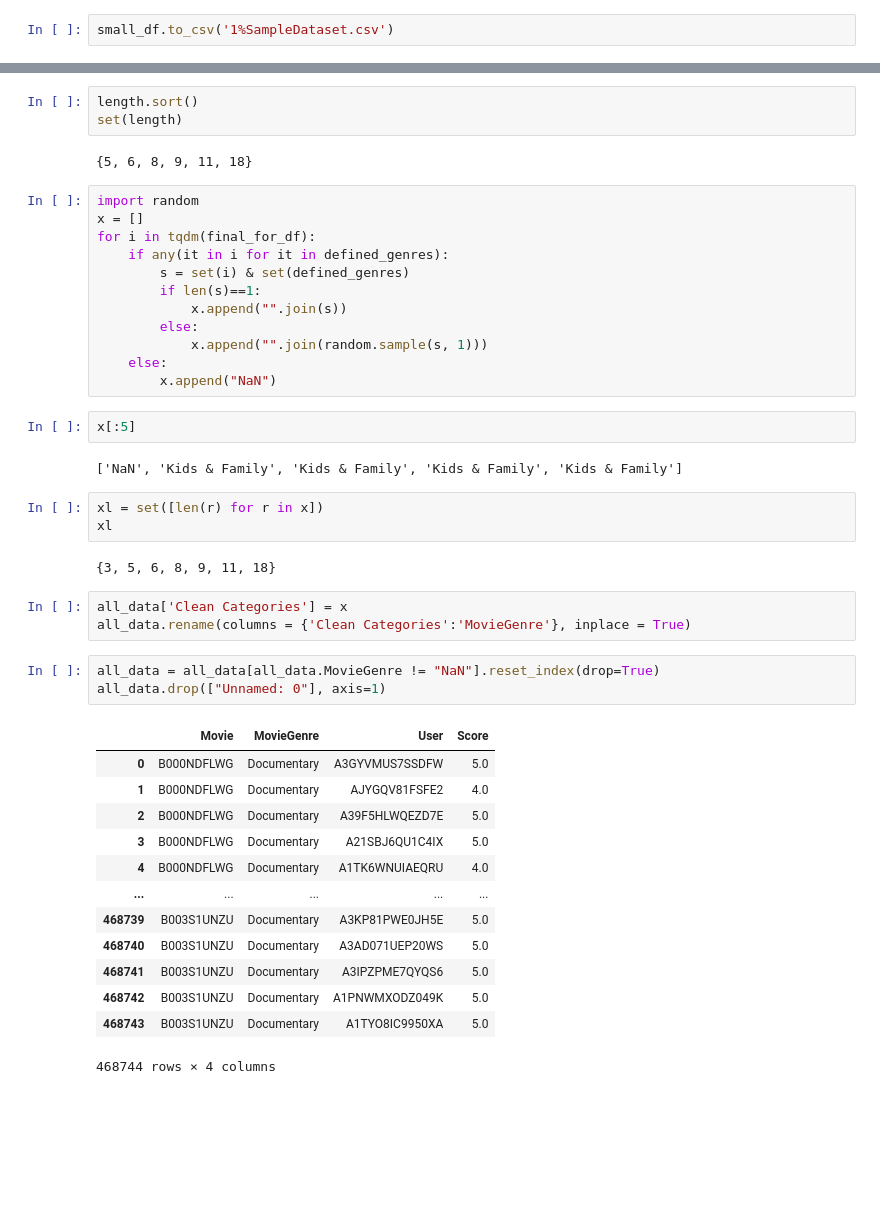
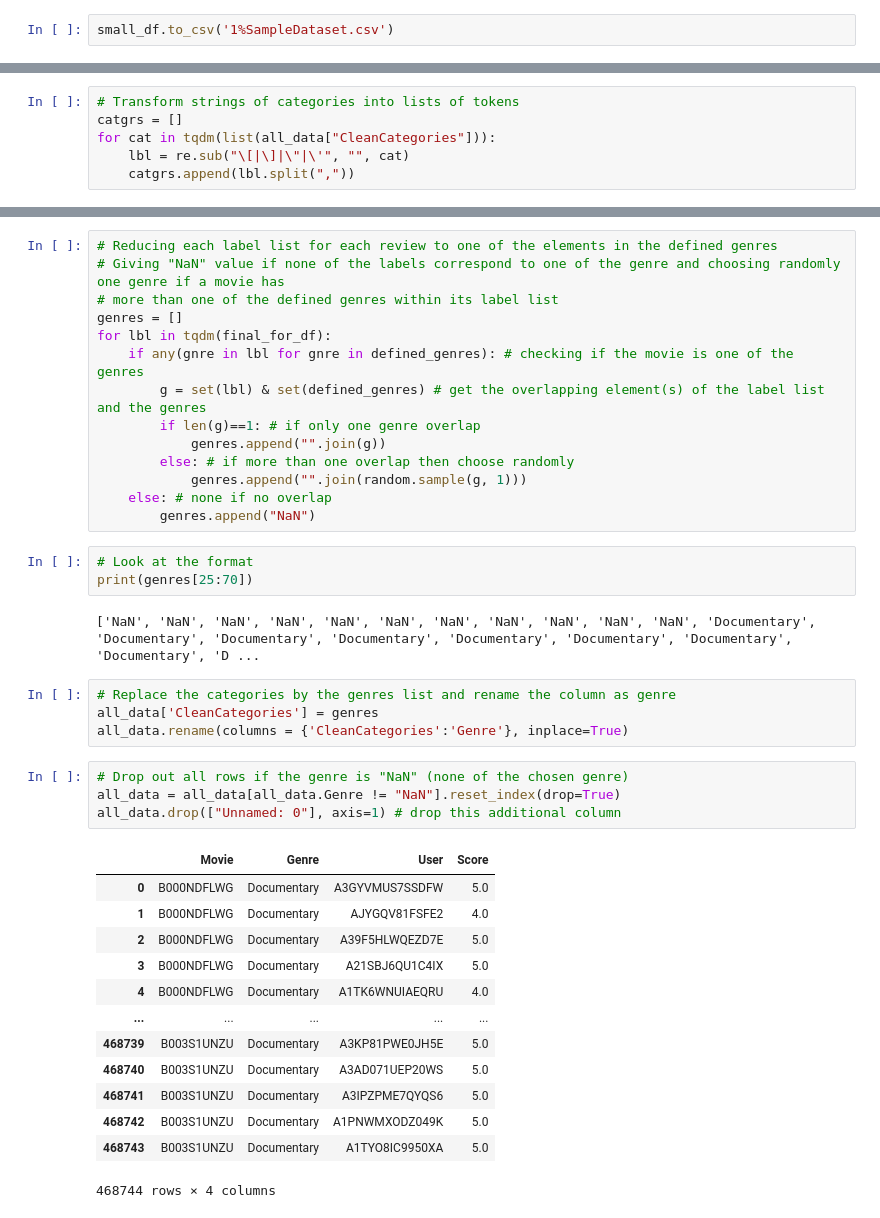
Before and after one commit to corey0211/MRWP-movie-reviews-project, a Jupyter notebook: Group Project MRWP.ipynb, the cells around one changed output, grey strips where cells are left out. Saved outputs shown, nothing was run; the diff lists cells and outputs as text; blank space fills up the shorter version.

Commit message:
Cleaned Dataset Preprocessing

```diff
--- a/Group Project MRWP.ipynb
+++ b/Group Project MRWP.ipynb
@@ -350 +422,7 @@ for ca in the_movies:
+# %%
+# Transform strings of categories into lists of tokens
+catgrs = []
+for cat in tqdm(list(all_data["CleanCategories"])):
+    lbl = re.sub("\[|\]|\"|\'", "", cat)
+    catgrs.append(lbl.split(","))
 # %%
@@ -406,37 +490,32 @@ length = [len(it) for it in defined_genres]
-# %%
-length.sort()
-set(length)
-# %% [output]
-{5, 6, 8, 9, 11, 18}
 # %%
-import random
-x = []
-for i in tqdm(final_for_df):
-    if any(it in i for it in defined_genres):
-        s = set(i) & set(defined_genres)
-        if len(s)==1:
-            x.append("".join(s))
-        else:
-            x.append("".join(random.sample(s, 1)))
-    else:
-        x.append("NaN")
+# Reducing each label list for each review to one of the elements in the defined genres
+# Giving "NaN" value if none of the labels correspond to one of the genre and choosing randomly one genre if a movie has
+# more than one of the defined genres within its label list
+genres = []
+for lbl in tqdm(final_for_df):
+    if any(gnre in lbl for gnre in defined_genres): # checking if the movie is one of the genres
+        g = set(lbl) & set(defined_genres) # get the overlapping element(s) of the label list and the genres
+        if len(g)==1: # if only one genre overlap
+            genres.append("".join(g))
+        else: # if more than one overlap then choose randomly
+            genres.append("".join(random.sample(g, 1)))
+    else: # none if no overlap
+        genres.append("NaN")
 # %%
-x[:5]
+# Look at the format
+print(genres[25:70])
 # %% [output]
-['NaN', 'Kids & Family', 'Kids & Family', 'Kids & Family', 'Kids & Family']
+['NaN', 'NaN', 'NaN', 'NaN', 'NaN', 'NaN', 'NaN', 'NaN', 'NaN', 'NaN', 'NaN', 'Documentary', 'Documentary', 'Documentary', 'Documentary', 'Documentary', 'Documentary', 'Documentary', 'Documentary', 'D ...
-# %%
-xl = set([len(r) for r in x])
-xl
-# %% [output]
-{3, 5, 6, 8, 9, 11, 18}
 # %%
-all_data['Clean Categories'] = x
-all_data.rename(columns = {'Clean Categories':'MovieGenre'}, inplace = True)
+# Replace the categories by the genres list and rename the column as genre
+all_data['CleanCategories'] = genres
+all_data.rename(columns = {'CleanCategories':'Genre'}, inplace=True)
 # %%
-all_data = all_data[all_data.MovieGenre != "NaN"].reset_index(drop=True)
-all_data.drop(["Unnamed: 0"], axis=1)
+# Drop out all rows if the genre is "NaN" (none of the chosen genre)
+all_data = all_data[all_data.Genre != "NaN"].reset_index(drop=True)
+all_data.drop(["Unnamed: 0"], axis=1) # drop this additional column
 # %% [output]
-|  | Movie | MovieGenre | User | Score |
+|  | Movie | Genre | User | Score |
 | 0 | B000NDFLWG | Documentary | A3GYVMUS7SSDFW | 5.0 |
 | 1 | B000NDFLWG | Documentary | AJYGQV81FSFE2 | 4.0 |
 | 2 | B000NDFLWG | Documentary | A39F5HLWQEZD7E | 5.0 |
```
Also changed, not shown: parts of 99 cells of this notebook.
